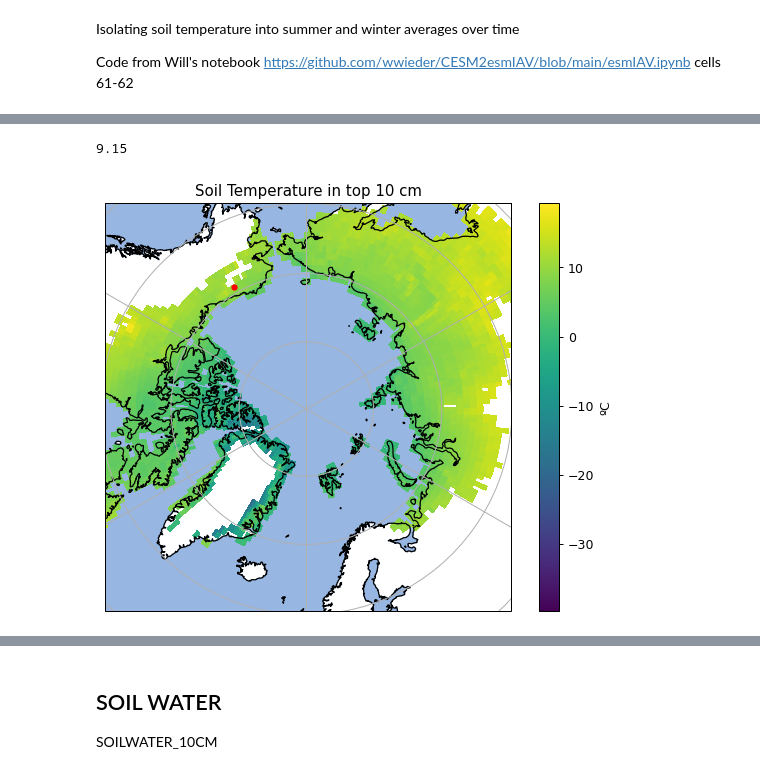
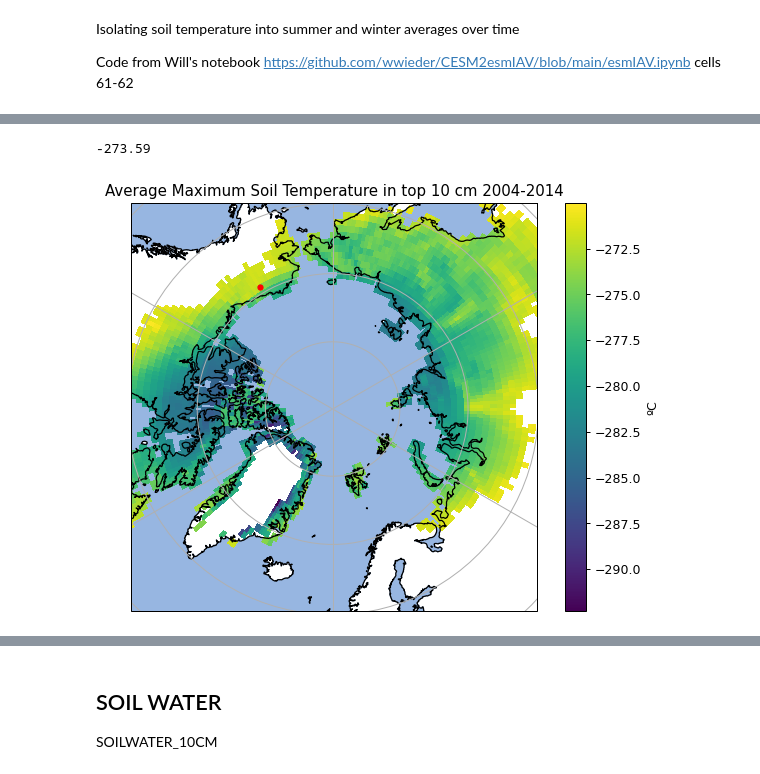
Before and after one commit to eschlerm/permafrost, a Jupyter notebook: LocalChange-ARC.ipynb, the cells around one changed output, grey strips where cells are left out. Saved outputs shown, nothing was run; the diff lists cells and outputs as text; code cells hidden in the pictures.

Commit message:
Plots with 20 ensemble members

```diff
--- a/LocalChange-ARC.ipynb
+++ b/LocalChange-ARC.ipynb
@@ -299,7 +296,7 @@ def month_wts(nyears):
 # %%
 model = 'CESM2'
 # starting with ensemble 11 because of error with soils data zsoi in #10
-ens = 11+np.arange(3) #determine number of ensemble numbers
+ens = 11+np.arange(20) #determine number of ensemble numbers
 nens = len(ens)
 firstyear = 1850 #start reading in data this year, range is 1850-2100
 lastyear  = 2100 #finish data this year
@@ -319,6 +316,9 @@ with dask.config.set(**{'array.slicing.split_large_chunks': True}):
 
 dsMonth = dsMonth[fields]
 _ = wait(dsMonth) #wait fn prevents workers from being overloaded with memory
+dsMonth['REFT'] = dsMonth.TREFHT-273.15
+dsMonth['REFT'].attrs = dsMonth.TREFHT.attrs
+dsMonth['REFT'].attrs['units'] = 'C'
 # %% [markdown]
 For monthly average highs and lows can't use monthly TREFHTMX, which are max over the time period
 - here calculate monthly high and low temperatures from daily data
@@ -346,6 +346,12 @@ _ = wait(dsMonth2)
 #dsMonth2['SOILWATER_10CM'].isel(time=0, ens=0).plot() ;
 # dsM= xr.merge([dsMonth, dsMonth2])
 
+#Code to convert TSOI data from kelvin to celsius
+dsMonth2['TSOI'] = dsMonth2.TSOI_10CM-273.15
+dsMonth2['TSOI'].attrs = dsMonth2.TSOI_10CM.attrs
+dsMonth2['TSOI'].attrs['units'] = 'C'
+dsMonth2['TSOI_10CM'] = dsMonth2.TSOI
+
 print(" -- data read in, start plotting -- ")
 # %% [output]
  -- data read in, start plotting --
@@ -592,10 +610,7 @@ deltaTSOI.mean(['ens','year']).plot() ;
 # %%
-## moving a bit further north look better!
-plat,plon = 69 , (360.-149.37) # °N, °W
 # plotVar = dsMonth2.TSOI_10CM.isel(time=slice(-10,None)).mean(['ens','time'])-273 # converts to Celsius from Kelvin
-plotVar = maxTSOI.isel(year=slice(-10,None)).mean(['ens','year'])-273
+plotVar = dsMonth2.TSOI_10CM.groupby('time.year').mean('time').sel(year=slice(2004,2014)).mean(['ens','year'])-273
 plt.figure(figsize=(8,6), dpi= 90)
-
 
 # Make a new projection, time of class "NorthPolarStereo"
 ax = plt.axes(projection=ccrs.NorthPolarStereo(true_scale_latitude=70))
@@ -604,34 +619,34 @@ ax = plt.axes(projection=ccrs.NorthPolarStereo(true_scale_latitude=70))
 # of your 'x' and 'y' are geographic (lons and lats)
 # and that you want to transform those lats and lons
 #into 'x' and 'y' in the projection
-plt.pcolormesh(maxTSOI.lon, maxTSOI.lat, plotVar,
+plt.pcolormesh(dsMonth2.lon, dsMonth2.lat, plotVar,
                transform=ccrs.PlateCarree());
 
 # plot land
 ax.add_feature(cfeature.OCEAN)
 ax.gridlines()
 ax.coastlines()
 plt.colorbar(label='ºC')
-plt.title('Average Maximum Soil Temperature in top 10 cm 2010-2020')
+plt.title('Average Maximum Soil Temperature in top 10 cm 2004-2014')
 
 
 # Limit the map to -60 degrees latitude and below.
 ax.set_extent([-180, 180, 90, 60], ccrs.PlateCarree())
 
 # Compute a circle in axes coordinates, which we can use as a boundary
 # for the map. We can pan/zoom as much as we like - the boundary will be
 # permanently circular.
 theta = np.linspace(0, 2*np.pi, 100)
 center, radius = [0.5, 0.5], 0.5
 verts = np.vstack([np.sin(theta), np.cos(theta)]).T
 #circle = mpath.Path(verts * radius + center)
 
 plt.plot(plon, plat, markersize=4,
                 color='red', linewidth=0, marker='o',
                 transform=ccrs.Geodetic(),
                  )
     #ax.set_boundary(circle, transform=ax.transAxes)
 print(np.round(plotVar.sel(lat=plat,lon=plon,method='nearest').values,2))
 # %% [output]
-9.15
+-273.59
-[figure, old version]
+[figure, new version]
```
Also changed, not shown: parts of 28 cells of this notebook.
